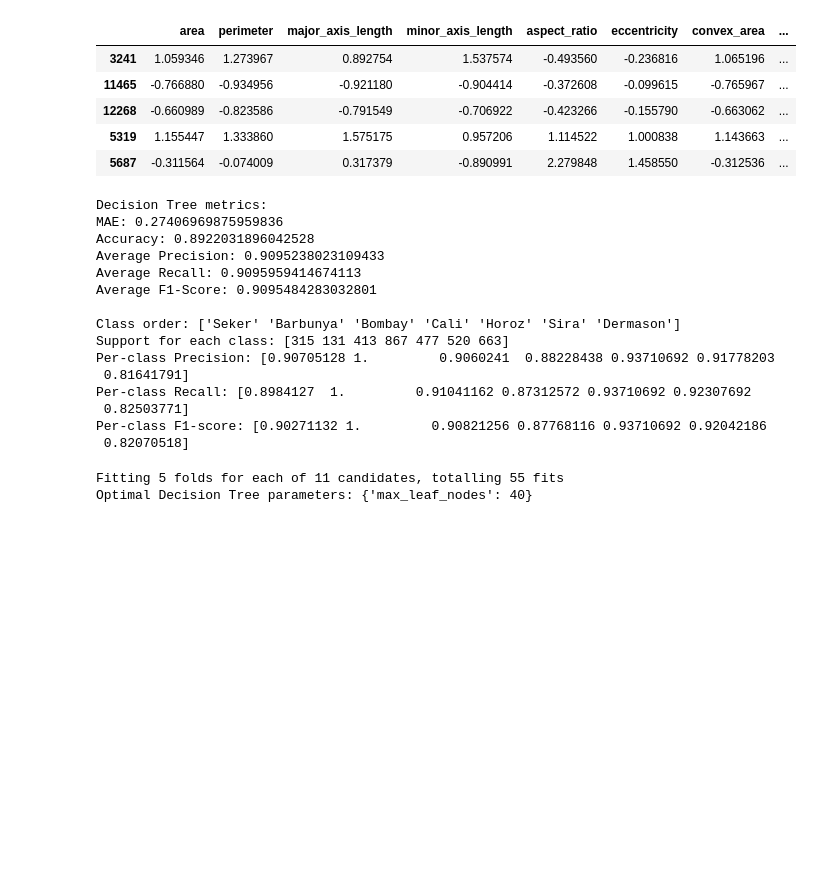
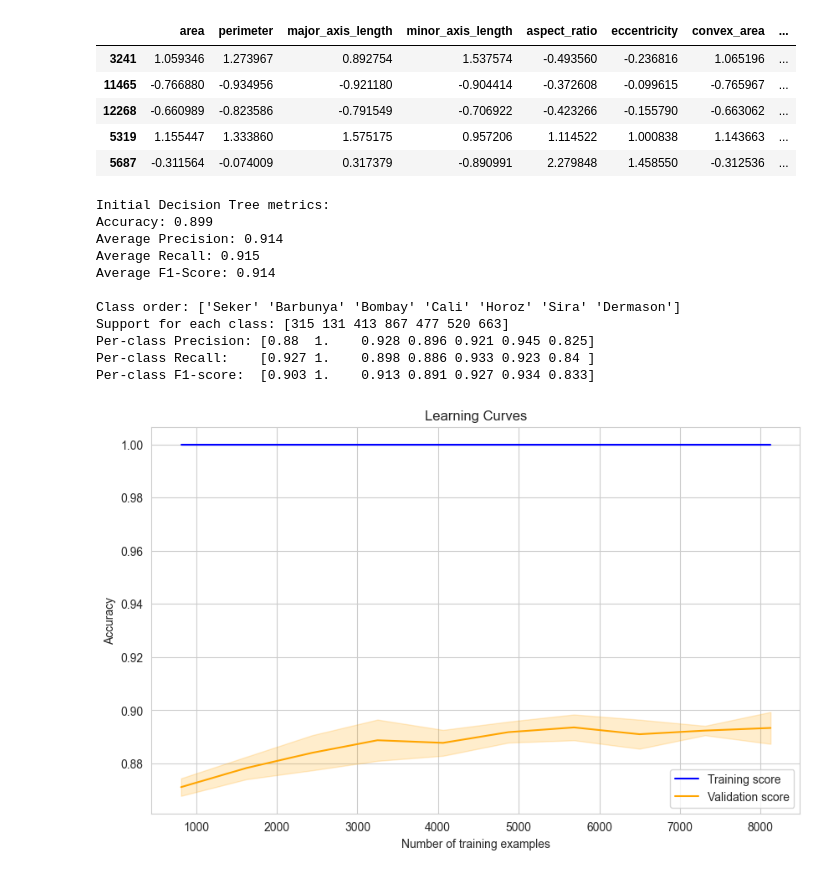
Before and after one commit to lukeeaton/ml_project_repo, a Jupyter notebook: ml_assessment.ipynb, the cells around one changed output. Cells and saved outputs as stored; diff of their text form; code cells hidden in the pictures; blank space fills up the shorter version.

Commit message:
All models complete and working

```diff
--- a/ml_assessment.ipynb
+++ b/ml_assessment.ipynb
@@ -317,56 +360,44 @@ X_valid.head()
 # %%
-def eval_model_preds(y_preds):
-    mae = mean_absolute_error(y_valid, y_preds)
-    accuracy = accuracy_score(y_valid, y_preds)
+# Define function for evaluation metrics
+
+def eval_model(model):
+    # mae = round(mean_absolute_error(y_valid, y_preds), 3) keras.src.engine.sequential.Sequential
+    if type(model) == type(neural_model):
+        neural_y_preds = pd.DataFrame(neural_model.predict(X_valid))
+        neural_y_class_preds = np.argmax(neural_y_preds, axis=1)
+        y_preds = neural_y_class_preds
+    else:
+        y_preds = model.predict(X_valid)
+
+    accuracy = round(accuracy_score(y_valid, y_preds), 3)
     prfs_average = precision_recall_fscore_support(y_valid, y_preds, average='macro')
-    prfs_individual = precision_recall_fscore_support(y_valid, y_preds, average=None)
+    precision_ind, recall_ind, f_score_ind, support_ind = precision_recall_fscore_support(y_valid, y_preds, average=None)
 
-    print(f"MAE: {mae}\nAccuracy: {accuracy}\nAverage Precision: {prfs_average[0]}\nAverage Recall: {prfs_average[1]}\nAverage F1-Score: {prfs_average[2]}")
+    print(f"Accuracy: {accuracy}\nAverage Precision: {round(prfs_average[0], 3)}\nAverage Recall: {round(prfs_average[1], 3)}\nAverage F1-Score: {round(prfs_average[2], 3)}")
     print(f"\nClass order: {unique_classes}")
-    print(f"Support for each class: {prfs_individual[3]}")
-    print(f"Per-class Precision: {prfs_individual[0]}\nPer-class Recall: {prfs_individual[1]}\nPer-class F1-score: {prfs_individual[2]}")
+    print(f"Support for each class: {support_ind}")
+    print(f"Per-class Precision: {np.round(precision_ind, 3)}\nPer-class Recall:    {np.round(recall_ind, 3)}\nPer-class F1-score:  {np.round(f_score_ind, 3)}")
 # %%
-# Decision Tree model
-tree_model = DecisionTreeRegressor(random_state=seed)
+# Initial Decision Tree model
+tree_model_1 = DecisionTreeClassifier(random_state=seed)
 
-tree_model.fit(X_train, y_train)
+tree_model_1.fit(X_train, y_train)
 
-tree_y_preds = tree_model.predict(X_valid)
+tree_model_1_y_preds = tree_model_1.predict(X_valid)
 
-tree_mae = mean_absolute_error(y_valid, tree_y_preds)
-
-print(f"Decision Tree metrics:")
-eval_model_preds(tree_y_preds)
+print(f"Initial Decision Tree metrics:")
+eval_model(tree_model_1)
+get_learning_curves(tree_model_1)
 # %% [output]
-Decision Tree metrics:
-MAE: 0.27406969875959836
-Accuracy: 0.8922031896042528
-Average Precision: 0.9095238023109433
-Average Recall: 0.9095959414674113
-Average F1-Score: 0.9095484283032801
+Initial Decision Tree metrics:
+Accuracy: 0.899
+Average Precision: 0.914
+Average Recall: 0.915
+Average F1-Score: 0.914
 
 Class order: ['Seker' 'Barbunya' 'Bombay' 'Cali' 'Horoz' 'Sira' 'Dermason']
 Support for each class: [315 131 413 867 477 520 663]
-Per-class Precision: [0.90705128 1.         0.9060241  0.88228438 0.93710692 0.91778203
- 0.81641791]
-Per-class Recall: [0.8984127  1.         0.91041162 0.87312572 0.93710692 0.92307692
- 0.82503771]
-Per-class F1-score: [0.90271132 1.         0.90821256 0.87768116 0.93710692 0.92042186
- 0.82070518]
+Per-class Precision: [0.88  1.    0.928 0.896 0.921 0.945 0.825]
+Per-class Recall:    [0.927 1.    0.898 0.886 0.933 0.923 0.84 ]
+Per-class F1-score:  [0.903 1.    0.913 0.891 0.927 0.934 0.833]
+[figure, added]
-# %%
-tree_test_params = [{
-    'max_leaf_nodes': [10, 25, 30, 40, 50, 75, 100, 150, 250, 500, 1000]
-}]
-
-tree_optimal_params = GridSearchCV(
-    estimator = DecisionTreeRegressor(),
-    param_grid = tree_test_params,
-    cv=5,
-    verbose=1,
-)
-
-tree_optimal_params.fit(X_train, y_train)
-print(f"Optimal Decision Tree parameters: {tree_optimal_params.best_params_}")
-# %% [output]
-Fitting 5 folds for each of 11 candidates, totalling 55 fits
-Optimal Decision Tree parameters: {'max_leaf_nodes': 40}
```
Also changed, not shown: parts of 29 cells of this notebook.
